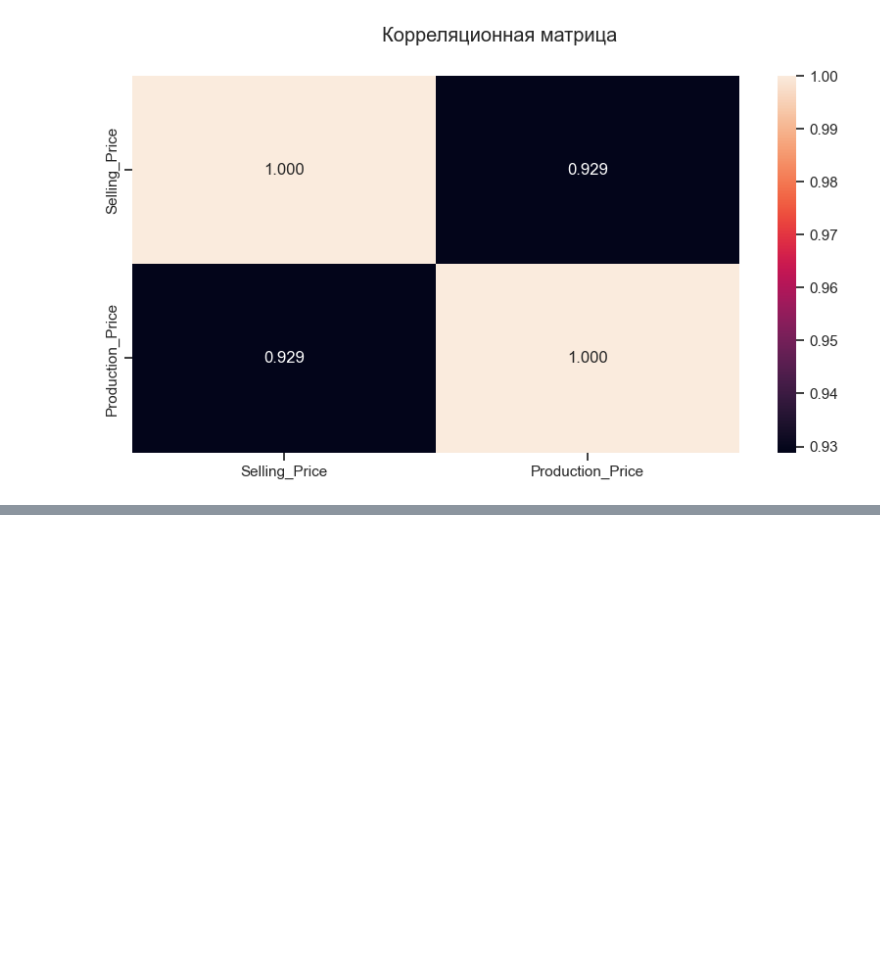
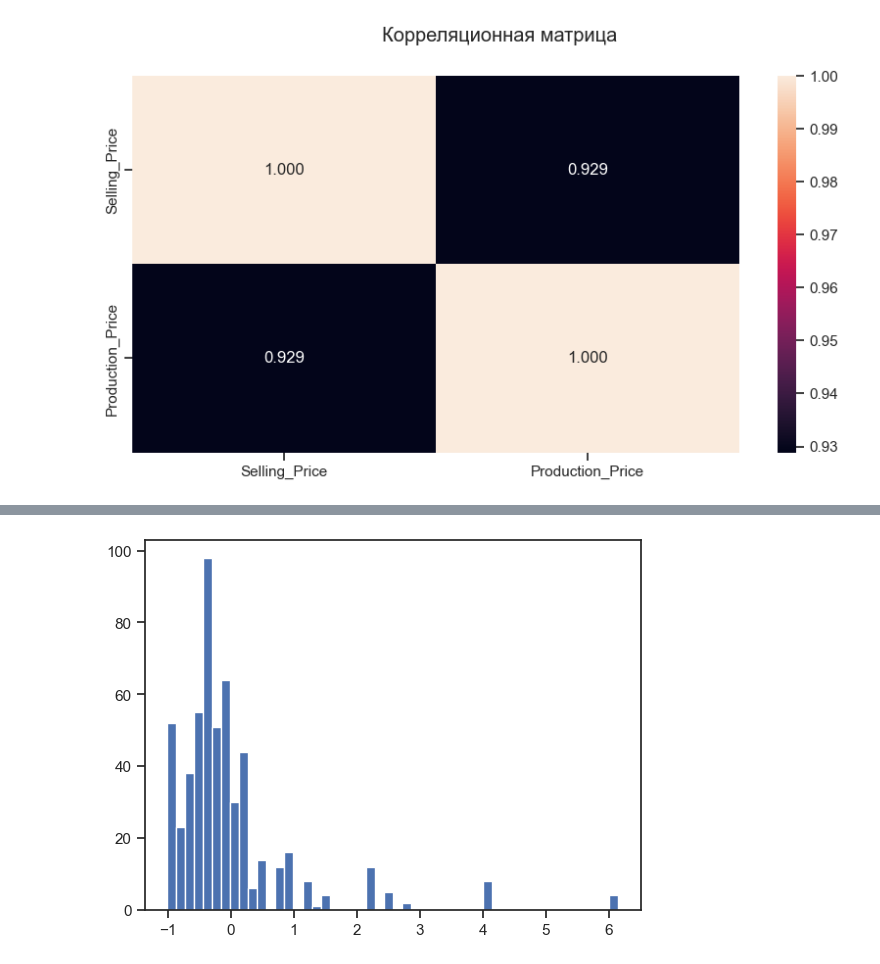
Before and after one commit to DriverOnLips/ml_bmstu_2024, a Jupyter notebook: processing.ipynb, the cells around one changed output, grey strips where cells are left out. Cells and saved outputs as stored; diff of their text form; code cells hidden in the pictures; blank space fills up the shorter version.

```diff
--- a/processing.ipynb
+++ b/processing.ipynb
@@ -250,0 +353,8 @@ sns.heatmap(data.corr(numeric_only=True), ax=ax, annot=True, fmt='.3f')
+# %%
+sc2 = StandardScaler()
+sc2_data = sc2.fit_transform(data[['Selling_Price']])
+# %%
+plt.hist(sc2_data, 50)
+plt.show()
+# %% [output]
+[figure, added]
```
Also changed, not shown: parts of 29 cells of this notebook.
